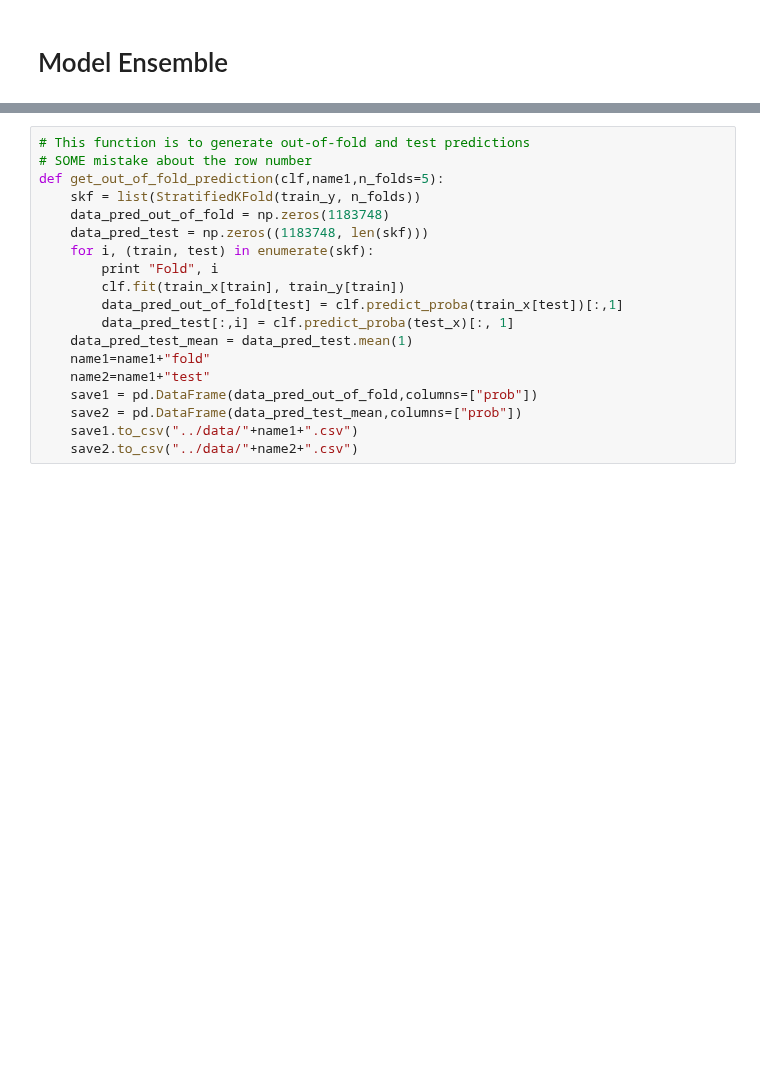
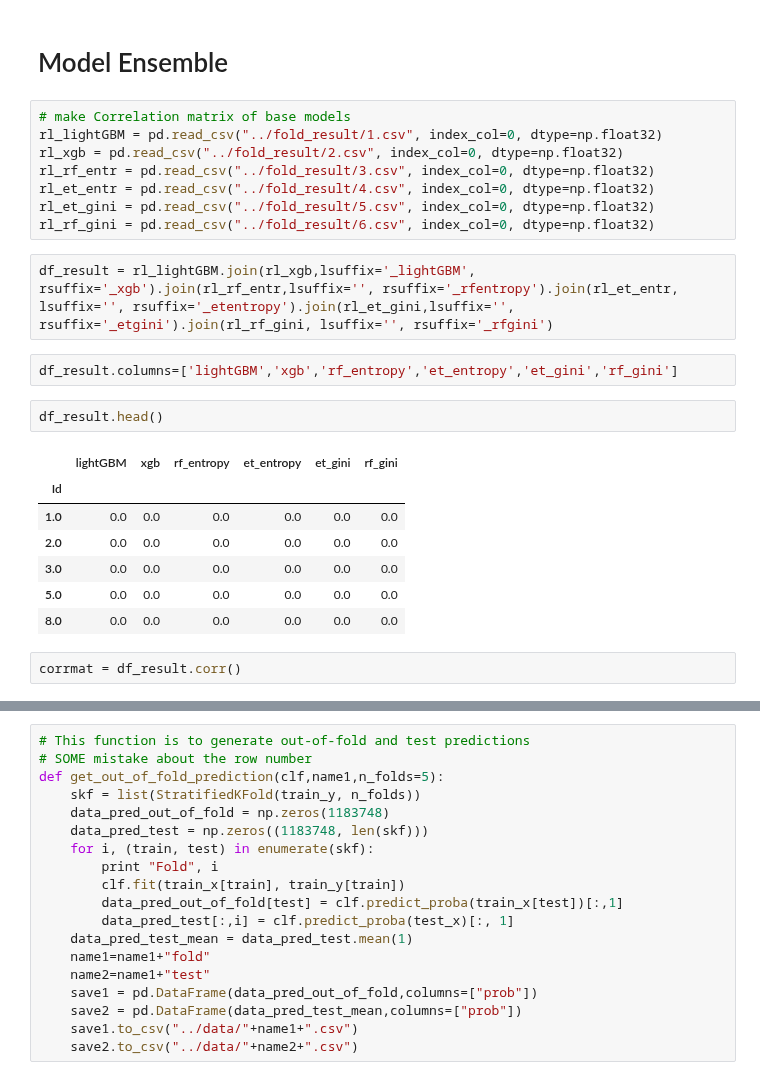
Before and after one commit to yw778/BoschLine, a Jupyter notebook: Main.ipynb, the cells around one changed output, grey strips where cells are left out. Saved outputs shown, nothing was run; the diff lists cells and outputs as text; blank space fills up the shorter version.

```diff
--- a/Main.ipynb
+++ b/Main.ipynb
@@ -1172,3 +1214,27 @@ def random_search_report(clf, param_grid, train_x, nfold=5,n_iter=6):
     print("Best params: ", clf_rd.best_params_)
 # %% [markdown]
 # Model Ensemble
+# %%
+# make Correlation matrix of base models
+rl_lightGBM = pd.read_csv("../fold_result/1.csv", index_col=0, dtype=np.float32)
+rl_xgb = pd.read_csv("../fold_result/2.csv", index_col=0, dtype=np.float32)
+rl_rf_entr = pd.read_csv("../fold_result/3.csv", index_col=0, dtype=np.float32)
+rl_et_entr = pd.read_csv("../fold_result/4.csv", index_col=0, dtype=np.float32)
+rl_et_gini = pd.read_csv("../fold_result/5.csv", index_col=0, dtype=np.float32)
+rl_rf_gini = pd.read_csv("../fold_result/6.csv", index_col=0, dtype=np.float32)
+# %%
+df_result = rl_lightGBM.join(rl_xgb,lsuffix='_lightGBM', rsuffix='_xgb').join(rl_rf_entr,lsuffix='', rsuffix='_rfentropy').join(rl_et_entr, lsuffix='', rsuffix='_etentropy').join(rl_et_gini,lsuffix='', rsuffix='_etgini').join(rl_rf_gini, lsuffix='', rsuffix='_rfgini')
+# %%
+df_result.columns=['lightGBM','xgb','rf_entropy','et_entropy','et_gini','rf_gini']
+# %%
+df_result.head()
+# %% [output]
+|  | lightGBM | xgb | rf_entropy | et_entropy | et_gini | rf_gini |
+| Id |  |  |  |  |  |  |
+| 1.0 | 0.0 | 0.0 | 0.0 | 0.0 | 0.0 | 0.0 |
+| 2.0 | 0.0 | 0.0 | 0.0 | 0.0 | 0.0 | 0.0 |
+| 3.0 | 0.0 | 0.0 | 0.0 | 0.0 | 0.0 | 0.0 |
+| 5.0 | 0.0 | 0.0 | 0.0 | 0.0 | 0.0 | 0.0 |
+| 8.0 | 0.0 | 0.0 | 0.0 | 0.0 | 0.0 | 0.0 |
+# %%
+corrmat = df_result.corr()
```
Also changed, not shown: parts of 13 cells of this notebook.
